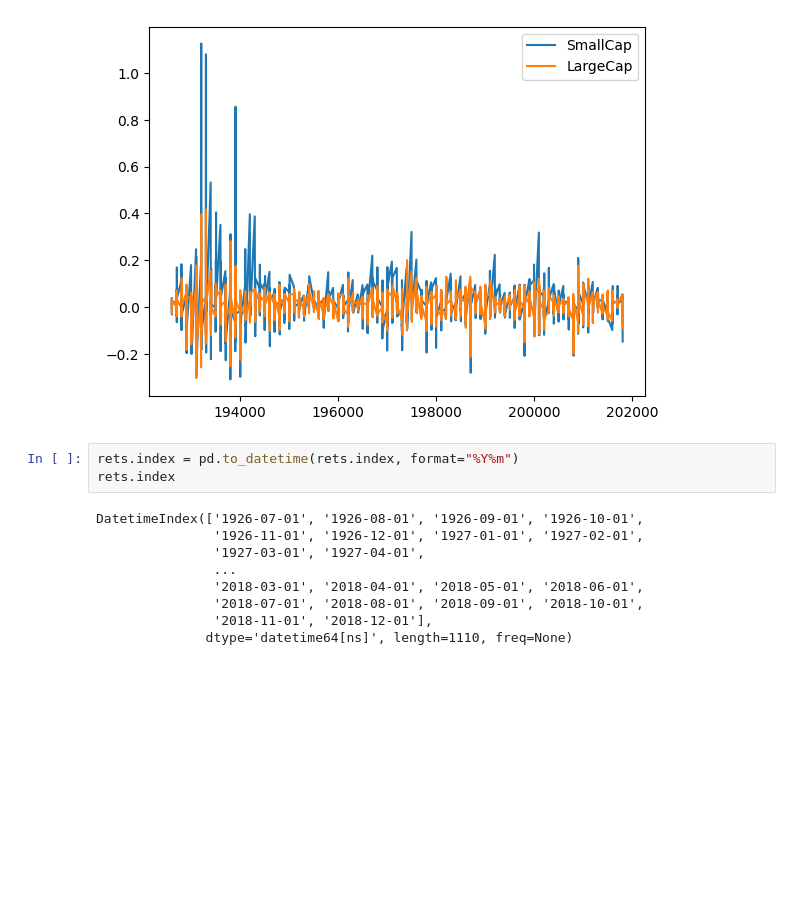
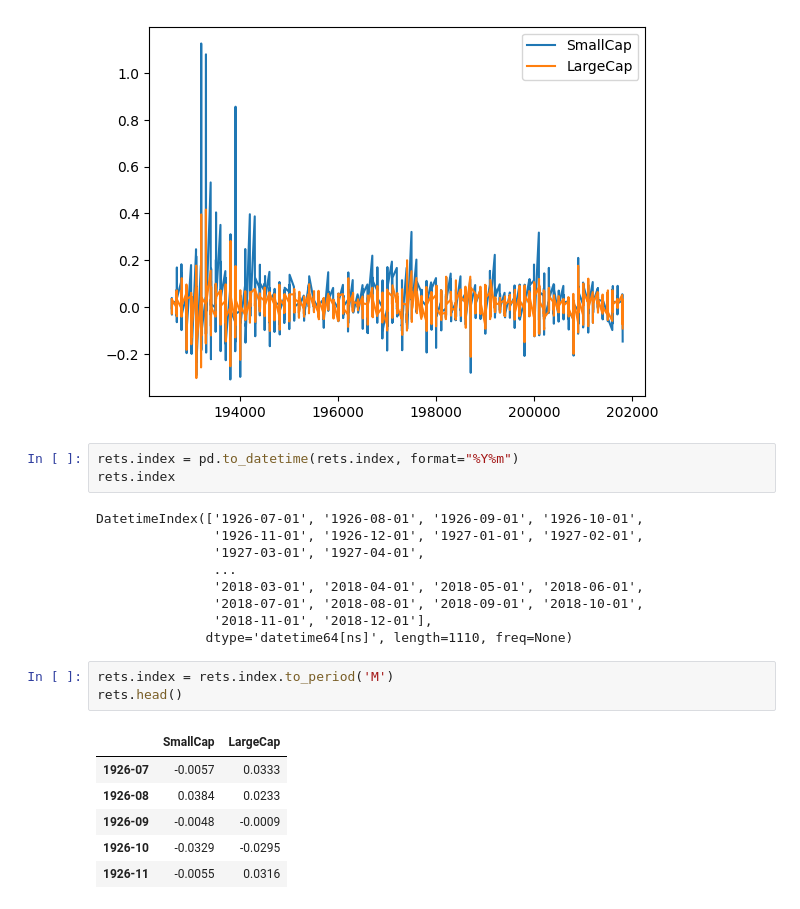
Before and after one commit to tho-hk/edhec-portfolio-construction, a Jupyter notebook: nb/risk_adj_returns.ipynb, the cells around one changed output. Saved outputs shown, nothing was run; the diff lists cells and outputs as text; blank space fills up the shorter version.

```diff
--- a/nb/risk_adj_returns.ipynb
+++ b/nb/risk_adj_returns.ipynb
@@ -207,3 +207,13 @@ DatetimeIndex(['1926-07-01', '1926-08-01', '1926-09-01', '1926-10-01',
                '2018-07-01', '2018-08-01', '2018-09-01', '2018-10-01',
                '2018-11-01', '2018-12-01'],
               dtype='datetime64[ns]', length=1110, freq=None)
+# %%
+rets.index = rets.index.to_period('M')
+rets.head()
+# %% [output]
+|  | SmallCap | LargeCap |
+| 1926-07 | -0.0057 | 0.0333 |
+| 1926-08 | 0.0384 | 0.0233 |
+| 1926-09 | -0.0048 | -0.0009 |
+| 1926-10 | -0.0329 | -0.0295 |
+| 1926-11 | -0.0055 | 0.0316 |
```
Also changed, not shown: parts of 1 cell of this notebook.
